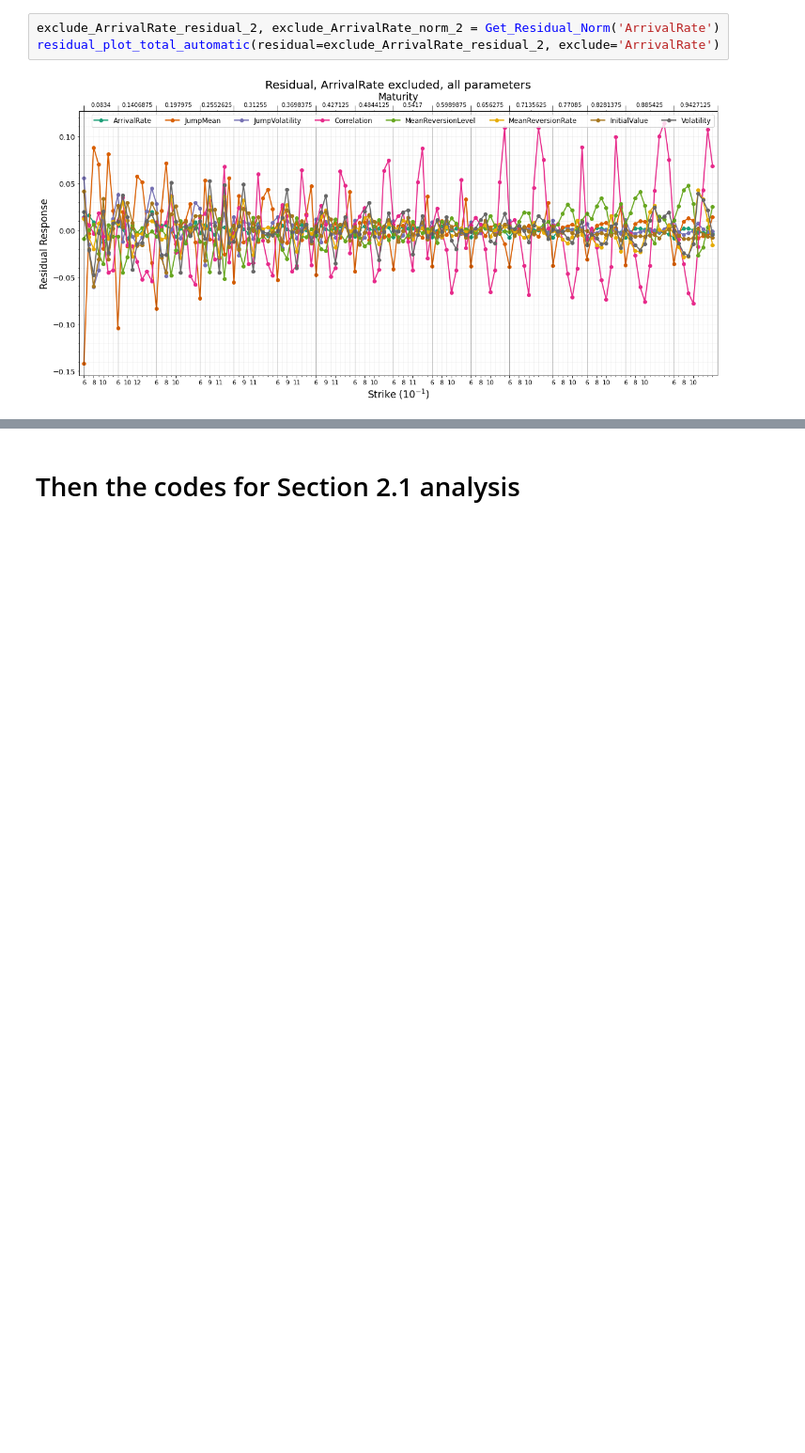
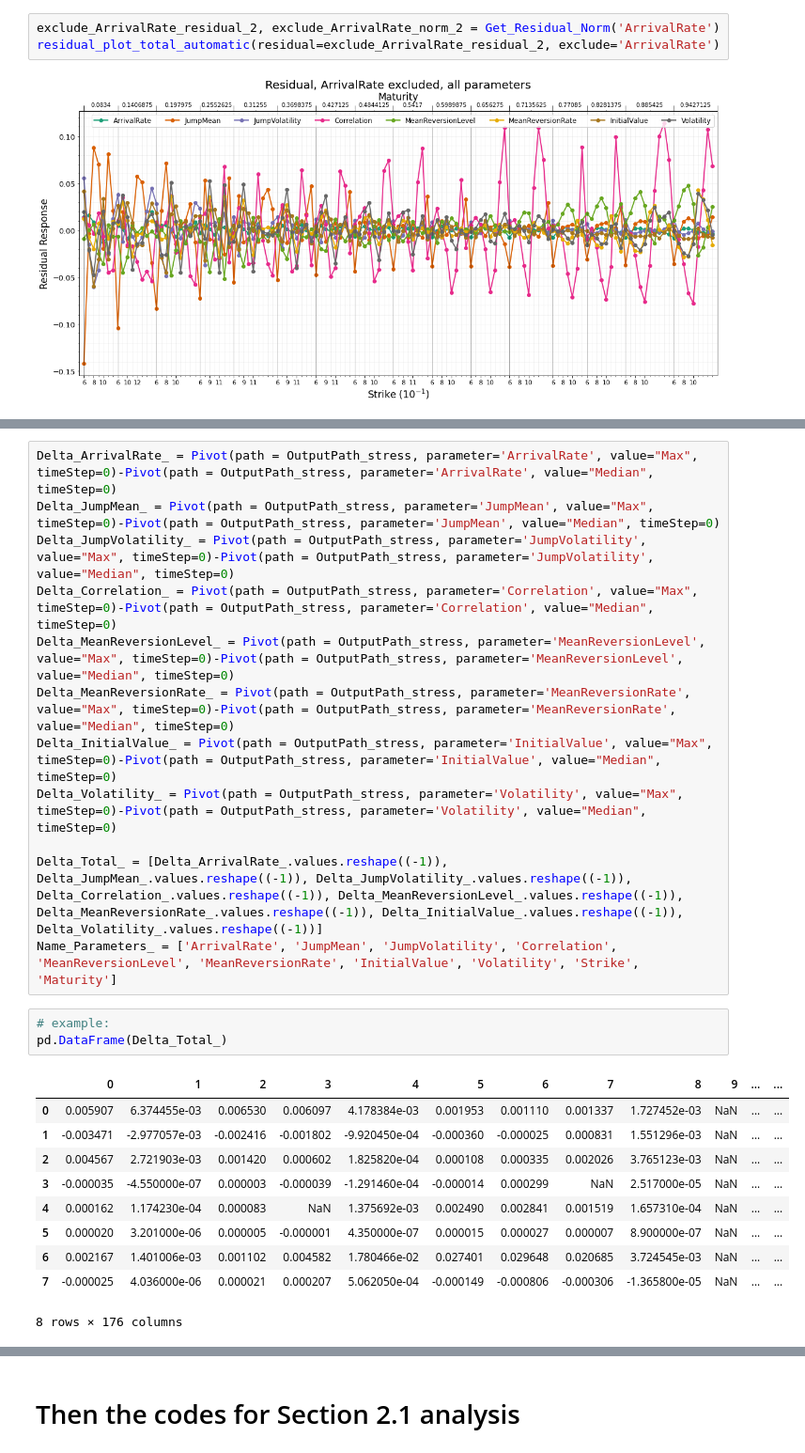
Before and after one commit to RogerCai956/FinalDissertation, a Jupyter notebook: Final submission.ipynb, the cells around one changed output, grey strips where cells are left out. Shown at 94% size. Saved outputs shown, nothing was run; the diff lists cells and outputs as text; blank space fills up the shorter version.

```diff
--- a/Final submission.ipynb
+++ b/Final submission.ipynb
@@ -1453,0 +1510,26 @@ residual_plot_total_automatic(residual=exclude_ArrivalRate_residual_2, exclude='
+# %%
+Delta_ArrivalRate_ = Pivot(path = OutputPath_stress, parameter='ArrivalRate', value="Max", timeStep=0)-Pivot(path = OutputPath_stress, parameter='ArrivalRate', value="Median", timeStep=0)
+Delta_JumpMean_ = Pivot(path = OutputPath_stress, parameter='JumpMean', value="Max", timeStep=0)-Pivot(path = OutputPath_stress, parameter='JumpMean', value="Median", timeStep=0)
+Delta_JumpVolatility_ = Pivot(path = OutputPath_stress, parameter='JumpVolatility', value="Max", timeStep=0)-Pivot(path = OutputPath_stress, parameter='JumpVolatility', value="Median", timeStep=0)
+Delta_Correlation_ = Pivot(path = OutputPath_stress, parameter='Correlation', value="Max", timeStep=0)-Pivot(path = OutputPath_stress, parameter='Correlation', value="Median", timeStep=0)
+Delta_MeanReversionLevel_ = Pivot(path = OutputPath_stress, parameter='MeanReversionLevel', value="Max", timeStep=0)-Pivot(path = OutputPath_stress, parameter='MeanReversionLevel', value="Median", timeStep=0)
+Delta_MeanReversionRate_ = Pivot(path = OutputPath_stress, parameter='MeanReversionRate', value="Max", timeStep=0)-Pivot(path = OutputPath_stress, parameter='MeanReversionRate', value="Median", timeStep=0)
+Delta_InitialValue_ = Pivot(path = OutputPath_stress, parameter='InitialValue', value="Max", timeStep=0)-Pivot(path = OutputPath_stress, parameter='InitialValue', value="Median", timeStep=0)
+Delta_Volatility_ = Pivot(path = OutputPath_stress, parameter='Volatility', value="Max", timeStep=0)-Pivot(path = OutputPath_stress, parameter='Volatility', value="Median", timeStep=0)
+
+Delta_Total_ = [Delta_ArrivalRate_.values.reshape((-1)), Delta_JumpMean_.values.reshape((-1)), Delta_JumpVolatility_.values.reshape((-1)), Delta_Correlation_.values.reshape((-1)), Delta_MeanReversionLevel_.values.reshape((-1)), Delta_MeanReversionRate_.values.reshape((-1)), Delta_InitialValue_.values.reshape((-1)), Delta_Volatility_.values.reshape((-1))]
+Name_Parameters_ = ['ArrivalRate', 'JumpMean', 'JumpVolatility', 'Correlation', 'MeanReversionLevel', 'MeanReversionRate', 'InitialValue', 'Volatility', 'Strike', 'Maturity']
+# %%
+# example:
+pd.DataFrame(Delta_Total_)
+# %% [output]
+|  | 0 | 1 | 2 | 3 | 4 | 5 | 6 | 7 | 8 | 9 | ... | ... |
+| 0 | 0.005907 | 6.374455e-03 | 0.006530 | 0.006097 | 4.178384e-03 | 0.001953 | 0.001110 | 0.001337 | 1.727452e-03 | NaN | ... | ... |
+| 1 | -0.003471 | -2.977057e-03 | -0.002416 | -0.001802 | -9.920450e-04 | -0.000360 | -0.000025 | 0.000831 | 1.551296e-03 | NaN | ... | ... |
+| 2 | 0.004567 | 2.721903e-03 | 0.001420 | 0.000602 | 1.825820e-04 | 0.000108 | 0.000335 | 0.002026 | 3.765123e-03 | NaN | ... | ... |
+| 3 | -0.000035 | -4.550000e-07 | 0.000003 | -0.000039 | -1.291460e-04 | -0.000014 | 0.000299 | NaN | 2.517000e-05 | NaN | ... | ... |
+| 4 | 0.000162 | 1.174230e-04 | 0.000083 | NaN | 1.375692e-03 | 0.002490 | 0.002841 | 0.001519 | 1.657310e-04 | NaN | ... | ... |
+| 5 | 0.000020 | 3.201000e-06 | 0.000005 | -0.000001 | 4.350000e-07 | 0.000015 | 0.000027 | 0.000007 | 8.900000e-07 | NaN | ... | ... |
+| 6 | 0.002167 | 1.401006e-03 | 0.001102 | 0.004582 | 1.780466e-02 | 0.027401 | 0.029648 | 0.020685 | 3.724545e-03 | NaN | ... | ... |
+| 7 | -0.000025 | 4.036000e-06 | 0.000021 | 0.000207 | 5.062050e-04 | -0.000149 | -0.000806 | -0.000306 | -1.365800e-05 | NaN | ... | ... |
+8 rows × 176 columns
```
Also changed, not shown: parts of 48 cells of this notebook.
